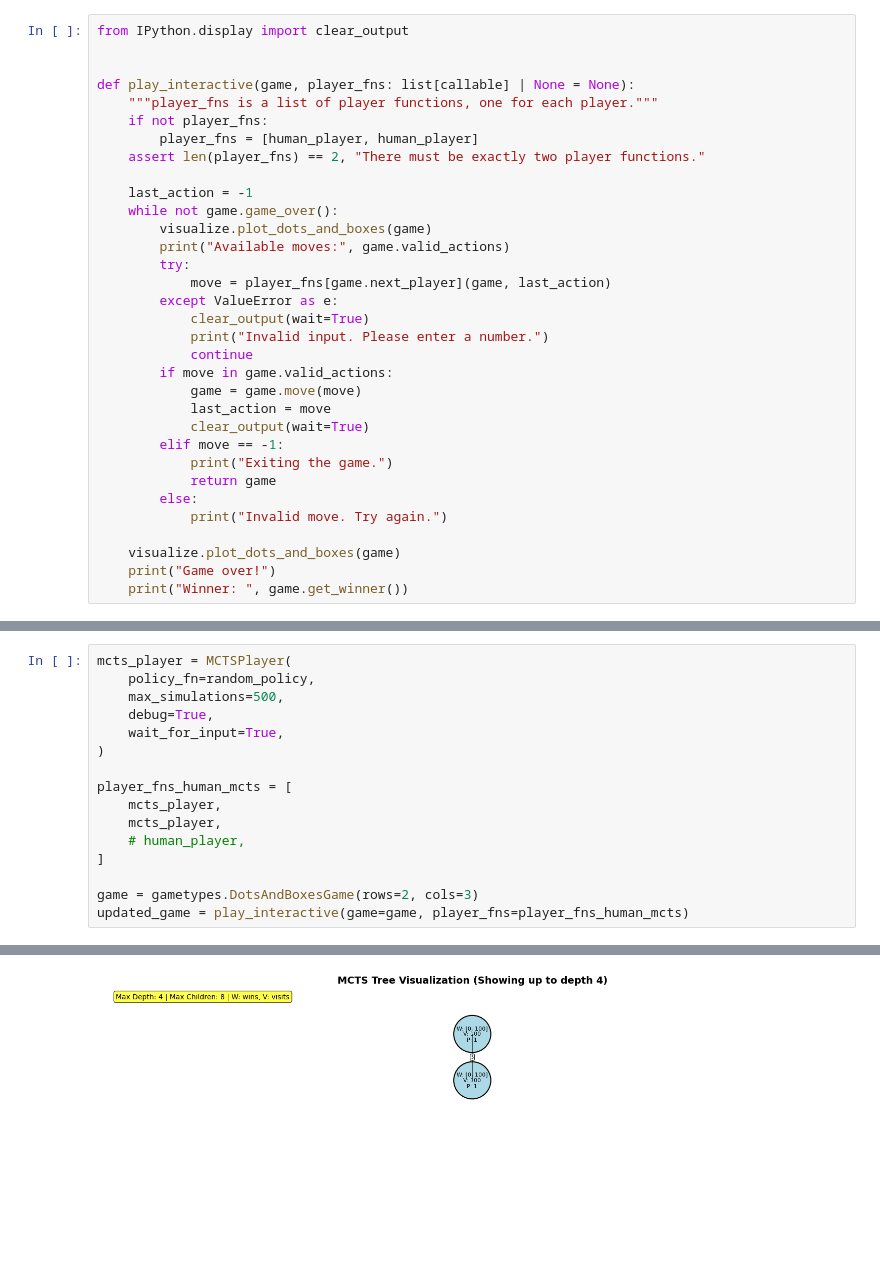
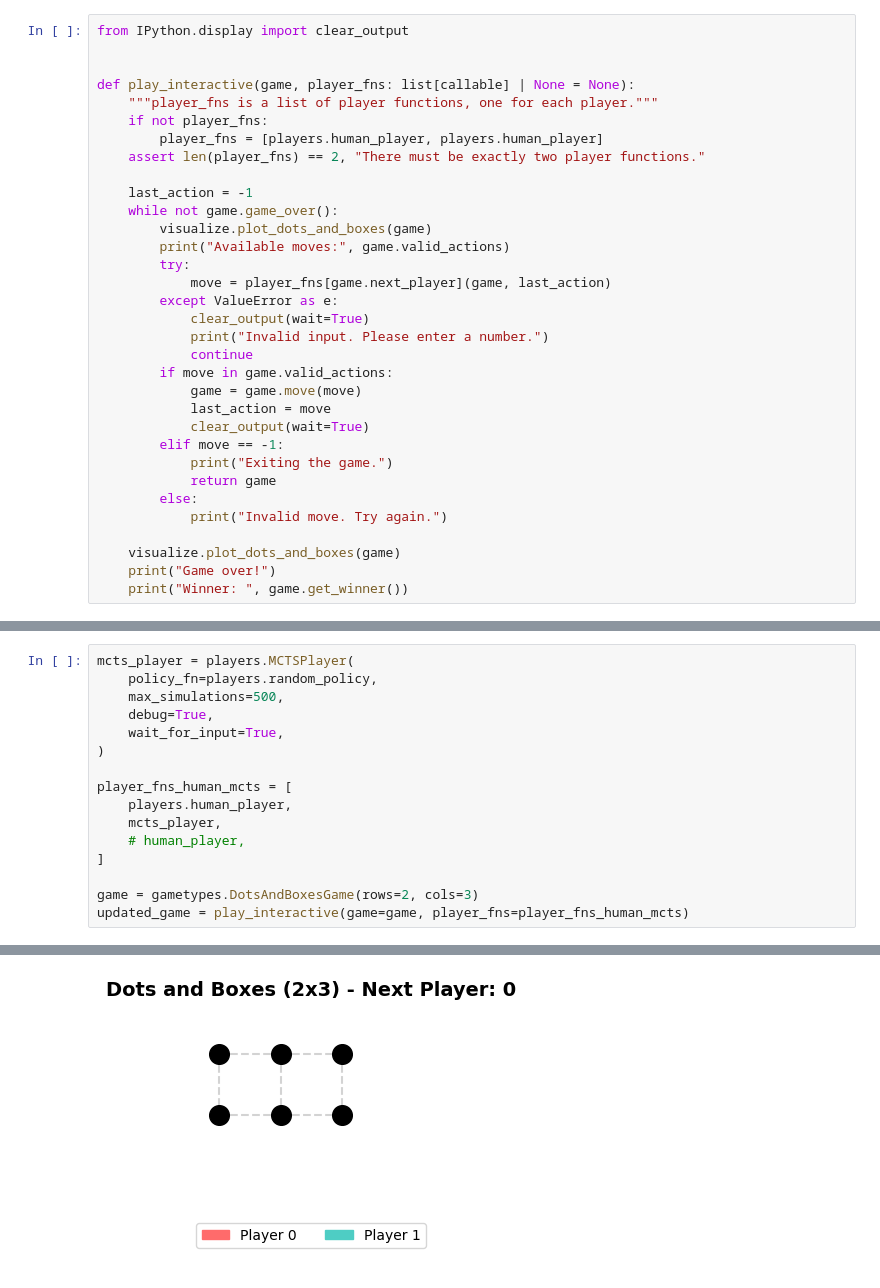
Before and after one commit to anujkhare/toylib, a Jupyter notebook: toylib_projects/dotsAndBoxes/mcts_dev.ipynb, the cells around one changed output, grey strips where cells are left out. Saved outputs shown, nothing was run; the diff lists cells and outputs as text.

Commit message:
Tests, refactor players, attempt at JS UI

```diff
--- a/toylib_projects/dotsAndBoxes/mcts_dev.ipynb
+++ b/toylib_projects/dotsAndBoxes/mcts_dev.ipynb
@@ -73,7 +9,7 @@ from IPython.display import clear_output
 def play_interactive(game, player_fns: list[callable] | None = None):
     """player_fns is a list of player functions, one for each player."""
     if not player_fns:
-        player_fns = [human_player, human_player]
+        player_fns = [players.human_player, players.human_player]
     assert len(player_fns) == 2, "There must be exactly two player functions."
 
     last_action = -1
@@ -121,15 +57,15 @@ updated_game = play_interactive(game=game, player_fns=player_fns_human_mcts)
 Game over!
 Winner:  1
 # %%
-mcts_player = MCTSPlayer(
-    policy_fn=random_policy,
+mcts_player = players.MCTSPlayer(
+    policy_fn=players.random_policy,
     max_simulations=500,
     debug=True,
     wait_for_input=True,
 )
 
 player_fns_human_mcts = [
-    mcts_player,
+    players.human_player,
     mcts_player,
     # human_player,
 ]
@@ -140 +77 @@ updated_game = play_interactive(game=game, player_fns=player_fns_human_mcts)
-[figure, old version]
+[figure, new version]
```
Also changed, not shown: parts of 4 cells of this notebook, 5 other files.
